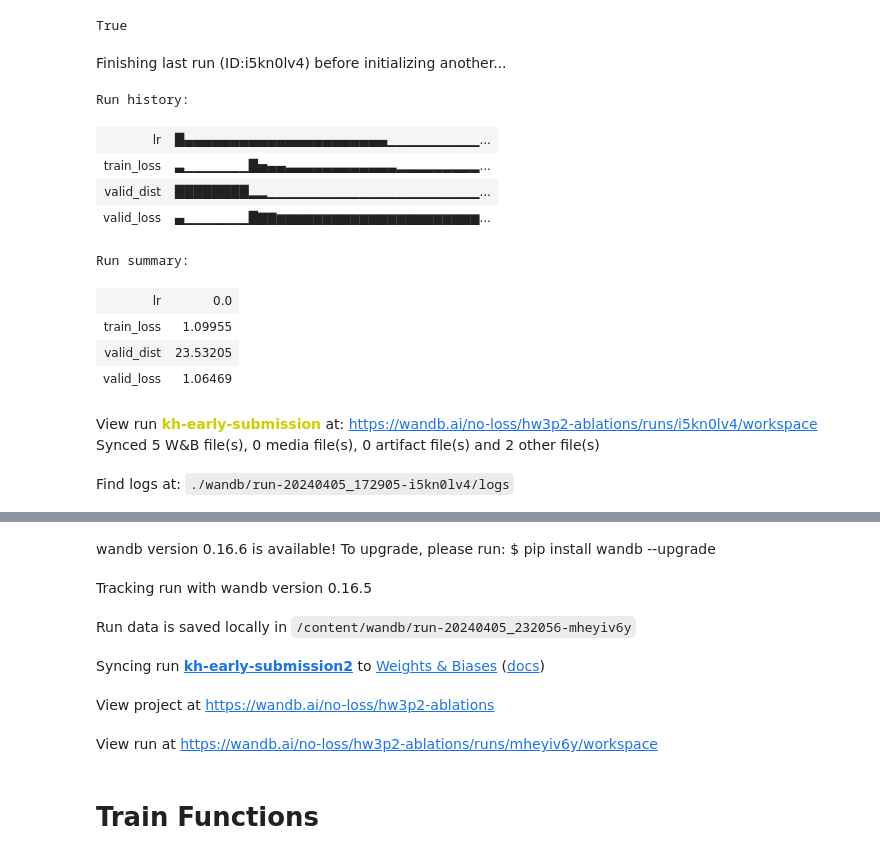
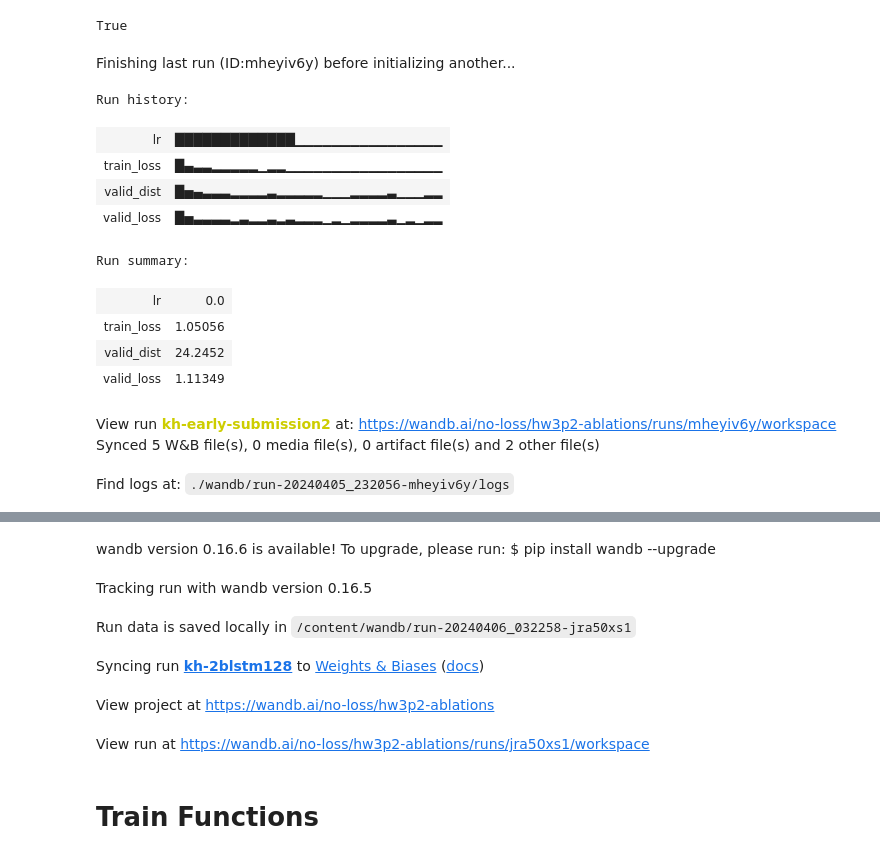
Before and after one commit to Llynoirx/phoneme-prediction, a Jupyter notebook: 1pBLSTM.ipynb, the cells around one changed output, grey strips where cells are left out. Drawn from its saved outputs; the diff is of its cells as text; code cells hidden in the pictures.

```diff
--- a/1pBLSTM.ipynb
+++ b/1pBLSTM.ipynb
@@ -377,7 +377,7 @@ root = '/content/11-785-s24-hw3p2/'
 config = {
     "beam_width" : 2,
     "lr"         : 2e-3,
-    "epochs"     : 50,
+    "epochs"     : 150,
     "batch_size" : 64  # Increase if your device can handle it
 }
 
@@ -807,25 +780,25 @@ wandb: WARNING Calling wandb.login() after wandb.init() has no effect.
 True
 # %%
 run = wandb.init(
-    name = "kh-early-submission2", ## Wandb creates random run names if you skip this field
-    reinit = True, ### Allows reinitalizing runs when you re-run this cell
-    # run_id = ### Insert specific run id here if you want to resume a previous run
-    # resume = "must" ### You need this to resume previous runs, but comment out reinit = True when using this
+    name = "kh-2blstm128", ## Wandb creates random run names if you skip this field
+    # reinit = True, ### Allows reinitalizing runs when you re-run this cell
+    id = "jra50xs1", ### Insert specific run id here if you want to resume a previous run
+    resume = "must", ### You need this to resume previous runs, but comment out reinit = True when using this
     project = "hw3p2-ablations", ### Project should be created in your wandb account
     config = config ### Wandb Config for your run
 )
 # %% [output]
-Finishing last run (ID:i5kn0lv4) before initializing another...
+Finishing last run (ID:mheyiv6y) before initializing another...
 Run history:
-| lr | █▄▄▄▄▄▄▄▄▄▄▄▄▄▄▄▄▄▄▄▄▄▄▁▁▁▁▁▁▁▁▁▁... |
-| train_loss | ▃▁▁▁▁▁▁▁█▅▄▄▃▃▃▃▃▃▃▃▃▃▃▃▂▂▂▂▂▂▂▂▂... |
-| valid_dist | ████████▂▂▁▁▁▁▁▁▁▁▁▁▁▁▁▁▁▁▁▁▁▁▁▁▁... |
-| valid_loss | ▄▁▁▁▁▁▁▁█▇▇▆▆▆▆▆▆▆▆▆▆▆▆▆▆▆▆▆▆▆▆▆▆... |
+| lr | █████████████▁▁▁▁▁▁▁▁▁▁▁▁▁▁▁▁ |
+| train_loss | █▄▃▃▂▂▂▂▂▁▂▂▁▁▁▁▁▁▁▁▁▁▁▁▁▁▁▁▁ |
+| valid_dist | █▅▄▃▃▃▂▂▂▂▃▂▂▂▂▂▁▁▁▂▂▂▂▃▁▁▁▂▂ |
+| valid_loss | █▅▃▃▃▃▂▃▂▂▃▂▃▂▂▂▁▂▁▂▂▂▂▃▁▂▁▂▂ |
 Run summary:
 | lr | 0.0 |
-| train_loss | 1.09955 |
-| valid_dist | 23.53205 |
-| valid_loss | 1.06469 |
+| train_loss | 1.05056 |
+| valid_dist | 24.2452 |
+| valid_loss | 1.11349 |
-View run kh-early-submission at: https://wandb.ai/no-loss/hw3p2-ablations/runs/i5kn0lv4/workspace
+View run kh-early-submission2 at: https://wandb.ai/no-loss/hw3p2-ablations/runs/mheyiv6y/workspace
 Synced 5 W&B file(s), 0 media file(s), 0 artifact file(s) and 2 other file(s)
-Find logs at: ./wandb/run-20240405_172905-i5kn0lv4/logs
+Find logs at: ./wandb/run-20240405_232056-mheyiv6y/logs
@@ -833,9 +806,9 @@ Successfully finished last run (ID:i5kn0lv4). Initializing new run:
 wandb version 0.16.6 is available! To upgrade, please run: $ pip install wandb --upgrade
 Tracking run with wandb version 0.16.5
-Run data is saved locally in /content/wandb/run-20240405_232056-mheyiv6y
+Run data is saved locally in /content/wandb/run-20240406_032258-jra50xs1
-Syncing run kh-early-submission2 to Weights & Biases (docs)
+Syncing run kh-2blstm128 to Weights & Biases (docs)
 View project at https://wandb.ai/no-loss/hw3p2-ablations
-View run at https://wandb.ai/no-loss/hw3p2-ablations/runs/mheyiv6y/workspace
+View run at https://wandb.ai/no-loss/hw3p2-ablations/runs/jra50xs1/workspace
 # %% [markdown]
 # Train Functions
 # %%
```
Also changed, not shown: parts of 16 cells of this notebook.
